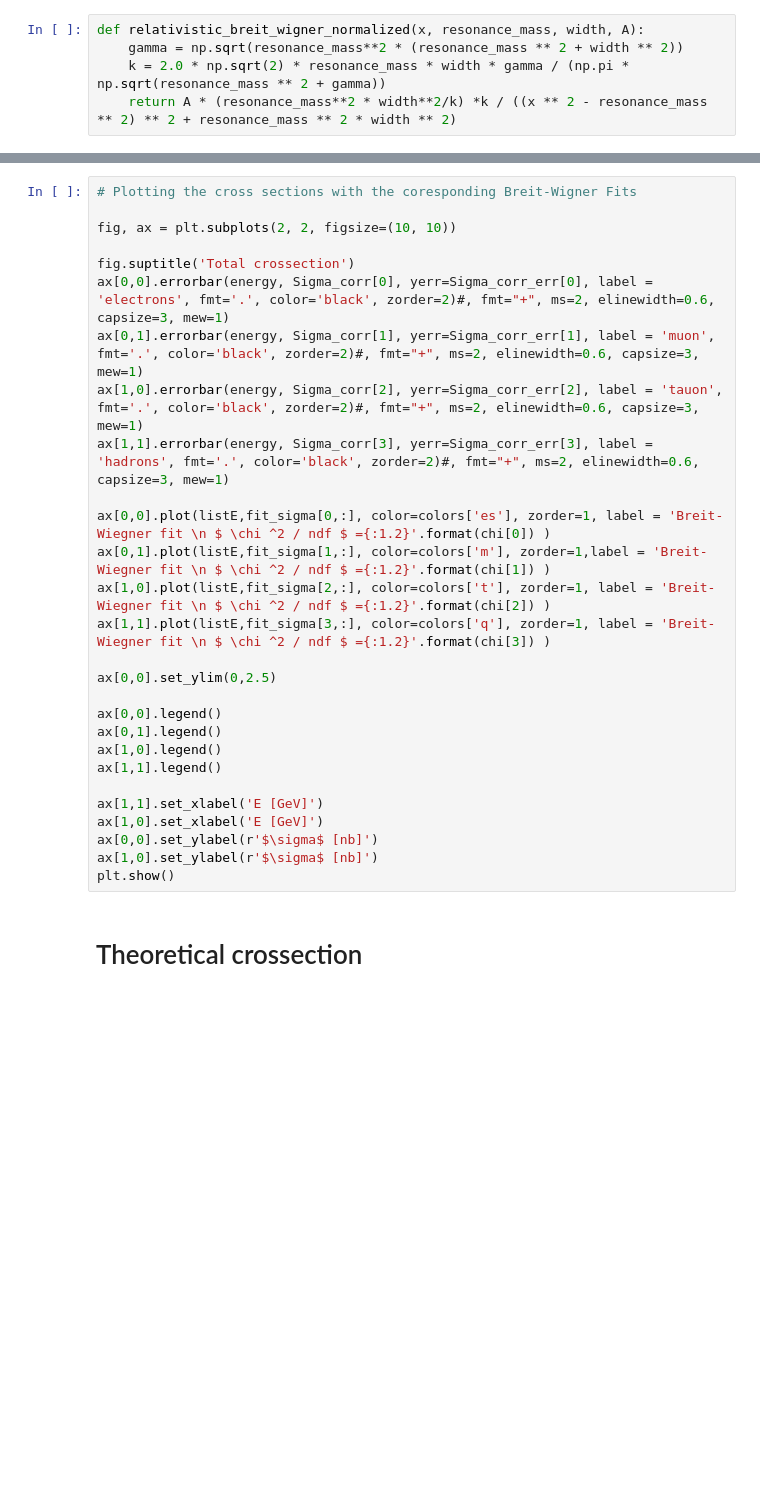
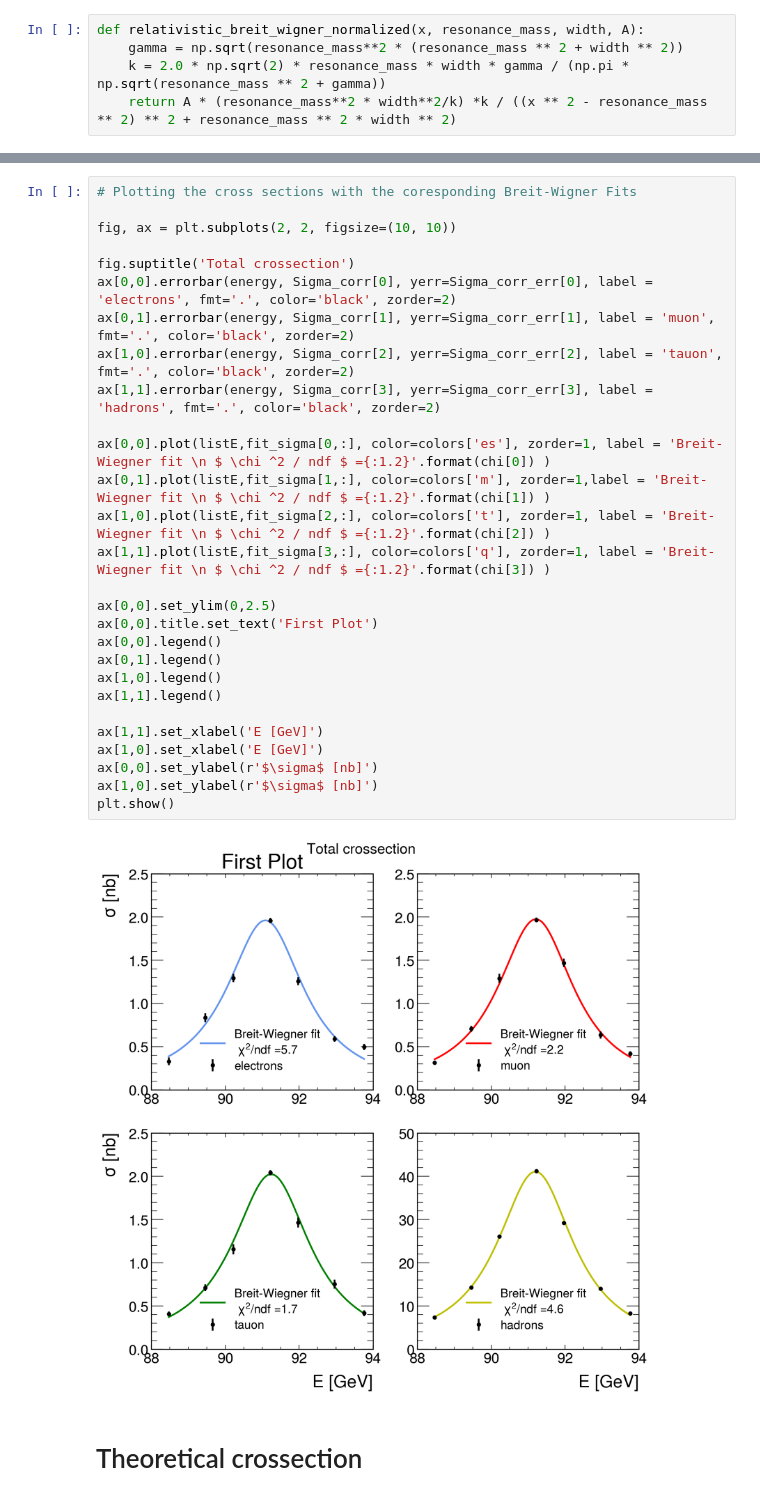
Before and after one commit to lukasg96/z0-precisionmeasurement, a Jupyter notebook: z0_experiment.ipynb, the cells around one changed output, grey strips where cells are left out. Saved outputs shown, nothing was run; the diff lists cells and outputs as text; blank space fills up the shorter version.

```diff
--- a/z0_experiment.ipynb
+++ b/z0_experiment.ipynb
@@ -875,31 +972,33 @@ print(energy)
 # %%
 # Plotting the cross sections with the coresponding Breit-Wigner Fits
 
 fig, ax = plt.subplots(2, 2, figsize=(10, 10))
 
 fig.suptitle('Total crossection')
-ax[0,0].errorbar(energy, Sigma_corr[0], yerr=Sigma_corr_err[0], label = 'electrons', fmt='.', color='black', zorder=2)#, fmt="+", ms=2, elinewidth=0.6, capsize=3, mew=1)
-ax[0,1].errorbar(energy, Sigma_corr[1], yerr=Sigma_corr_err[1], label = 'muon', fmt='.', color='black', zorder=2)#, fmt="+", ms=2, elinewidth=0.6, capsize=3, mew=1)
-ax[1,0].errorbar(energy, Sigma_corr[2], yerr=Sigma_corr_err[2], label = 'tauon', fmt='.', color='black', zorder=2)#, fmt="+", ms=2, elinewidth=0.6, capsize=3, mew=1)
-ax[1,1].errorbar(energy, Sigma_corr[3], yerr=Sigma_corr_err[3], label = 'hadrons', fmt='.', color='black', zorder=2)#, fmt="+", ms=2, elinewidth=0.6, capsize=3, mew=1)
+ax[0,0].errorbar(energy, Sigma_corr[0], yerr=Sigma_corr_err[0], label = 'electrons', fmt='.', color='black', zorder=2)
+ax[0,1].errorbar(energy, Sigma_corr[1], yerr=Sigma_corr_err[1], label = 'muon', fmt='.', color='black', zorder=2)
+ax[1,0].errorbar(energy, Sigma_corr[2], yerr=Sigma_corr_err[2], label = 'tauon', fmt='.', color='black', zorder=2)
+ax[1,1].errorbar(energy, Sigma_corr[3], yerr=Sigma_corr_err[3], label = 'hadrons', fmt='.', color='black', zorder=2)
 
 ax[0,0].plot(listE,fit_sigma[0,:], color=colors['es'], zorder=1, label = 'Breit-Wiegner fit \n $ \chi ^2 / ndf $ ={:1.2}'.format(chi[0]) )
 ax[0,1].plot(listE,fit_sigma[1,:], color=colors['m'], zorder=1,label = 'Breit-Wiegner fit \n $ \chi ^2 / ndf $ ={:1.2}'.format(chi[1]) )
 ax[1,0].plot(listE,fit_sigma[2,:], color=colors['t'], zorder=1, label = 'Breit-Wiegner fit \n $ \chi ^2 / ndf $ ={:1.2}'.format(chi[2]) )
 ax[1,1].plot(listE,fit_sigma[3,:], color=colors['q'], zorder=1, label = 'Breit-Wiegner fit \n $ \chi ^2 / ndf $ ={:1.2}'.format(chi[3]) )
 
 ax[0,0].set_ylim(0,2.5)
-
+ax[0,0].title.set_text('First Plot')
 ax[0,0].legend()
 ax[0,1].legend()
 ax[1,0].legend()
 ax[1,1].legend()
 
 ax[1,1].set_xlabel('E [GeV]')
 ax[1,0].set_xlabel('E [GeV]')
 ax[0,0].set_ylabel(r'$\sigma$ [nb]')
 ax[1,0].set_ylabel(r'$\sigma$ [nb]')
 plt.show()
+# %% [output]
+[figure, added]
 # %% [markdown]
 # Theoretical crossection
 # %%
```
Also changed, not shown: parts of 34 cells of this notebook, 4 other files.
